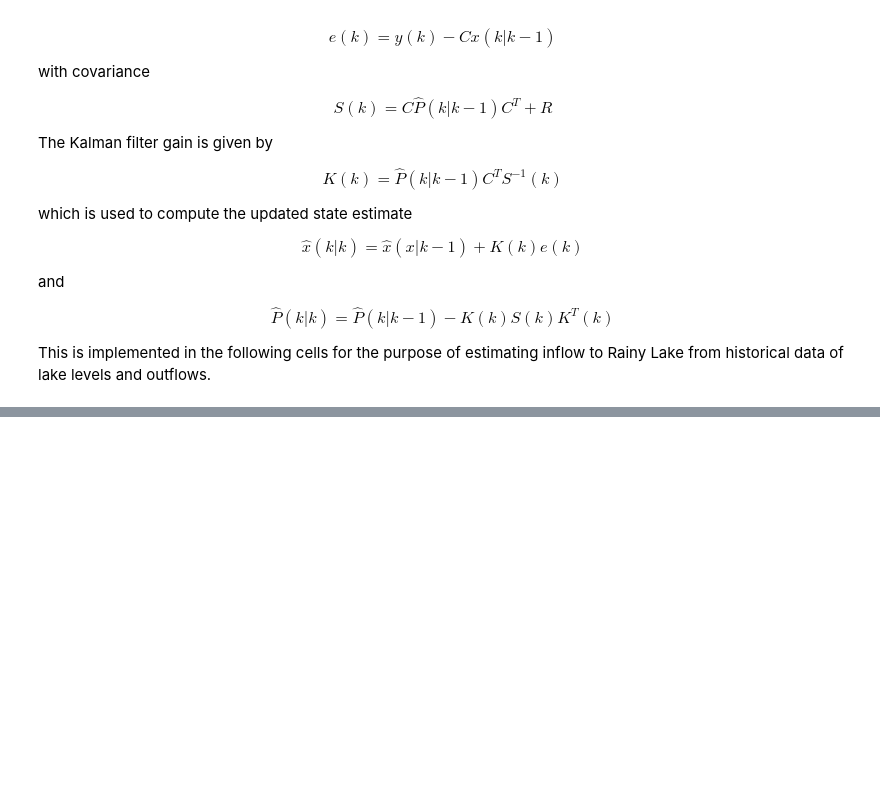
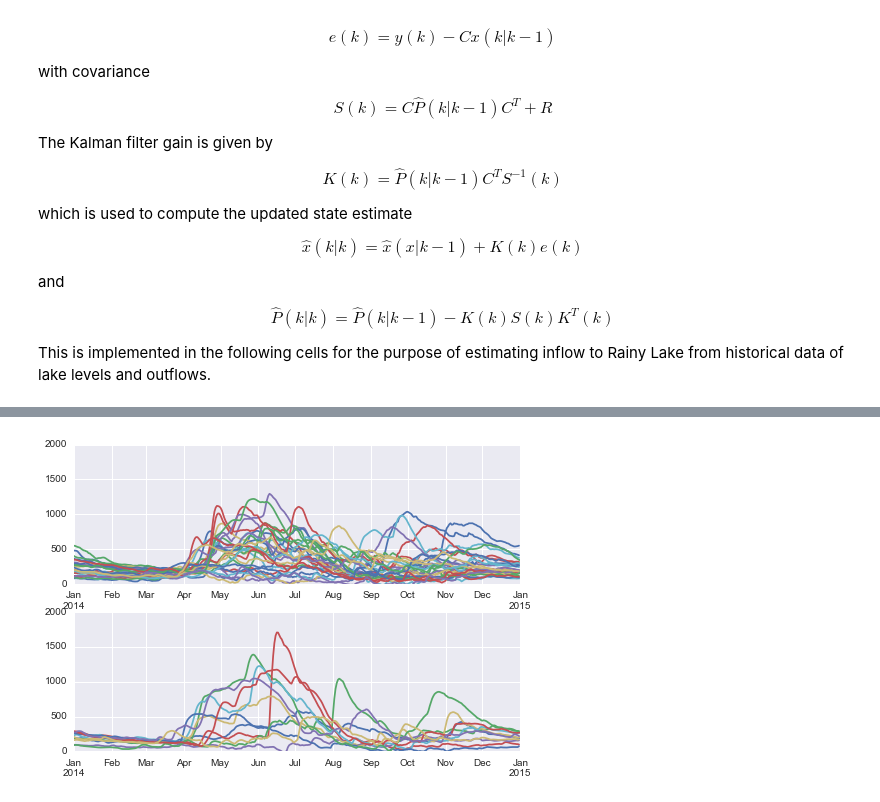
Before and after one commit to kmcgarry7/Rainy-Lake-Hydrology, a Jupyter notebook: Estimating_Rainy_Lake_Inflows_1970-2010.ipynb, the cells around one changed output, grey strips where cells are left out. Saved outputs shown, nothing was run; the diff lists cells and outputs as text; code cells hidden in the pictures; blank space fills up the shorter version.

```diff
--- a/Estimating_Rainy_Lake_Inflows_1970-2010.ipynb
+++ b/Estimating_Rainy_Lake_Inflows_1970-2010.ipynb
@@ -149,27 +153,27 @@ y.columns = ['H','O']
 
 y = y.interpolate()
 # %%
-# Initial Estimate
-x = np.array([y.ix[0]['H'], y.ix[0]['O'], y.ix[0]['O']])
+# DataFrame to store results
+x = pd.DataFrame(index = y.index,columns=('H','I','O'))
+e = pd.DataFrame(index = y.index,columns=('H','O'))
+
+# Initial values for x and P
+
+x.ix[0] = np.array([y.ix[0]['H'], y.ix[0]['O'], y.ix[0]['O']])
+e.ix[0] = np.array([0,0])
 P = np.array([[0.001, 0.0, 0.0], [0.0, 100.0, 0.0], [0.0, 0.0, 100.0]])
-
-# DataFrame to store results
-xfilter = pd.DataFrame(index = y.index,columns=('H','I','O'))
-xfilter.ix[0] = x
 
 # Kalman Filter
 for k in range(1,len(y.index)):
     # Prediction
-    xpred = np.dot(A,x)
+    xpred = np.dot(A,x.ix[k-1])
     Ppred = np.dot(np.dot(A,P),np.transpose(A)) + Q
     # Measurement
     ymeas = np.array([y.ix[k]['H'],y.ix[k]['O']])
     # Update
-    e = ymeas - np.dot(C,xpred)
+    e.ix[k] = ymeas - np.dot(C,xpred)
     S = np.dot(np.dot(C,Ppred),np.transpose(C)) + R
     K = np.dot(np.dot(Ppred,np.transpose(C)),np.linalg.inv(S))
-    x = xpred + np.dot(K,e)
+    x.ix[k] = xpred + np.dot(K,e.ix[k])
     P = Ppred - np.dot(np.dot(K,S),np.transpose(K))
-    # Store
-    xfilter.ix[k] = x
 # %%
@@ -203,0 +214,25 @@ plt.title('Outflow Estimation Error')
+# %%
+
+plt.subplot(2,1,1)
+plt.hold(True)
+I = x['I'][yrA:'1999']
+I = I.groupby(I.index.year)
+for yr,r in I:
+    shift = datetime.datetime(2014,1,1) - datetime.datetime(yr,1,1)
+    r = r.tshift(shift.days)
+    r.plot()
+plt.ylim(0,2000)
+plt.hold(False)
+
+plt.subplot(2,1,2)
+plt.hold(True)
+I = x['I']['2000':yrB]
+I = I.groupby(I.index.year)
+for yr,r in I:
+    shift = datetime.datetime(2014,1,1) - datetime.datetime(yr,1,1)
+    r = r.tshift(shift.days)
+    r.plot()
+plt.ylim(0,2000)
+plt.hold(False)
+# %% [output]
+[figure, added]
```
Also changed, not shown: parts of 8 cells of this notebook.
